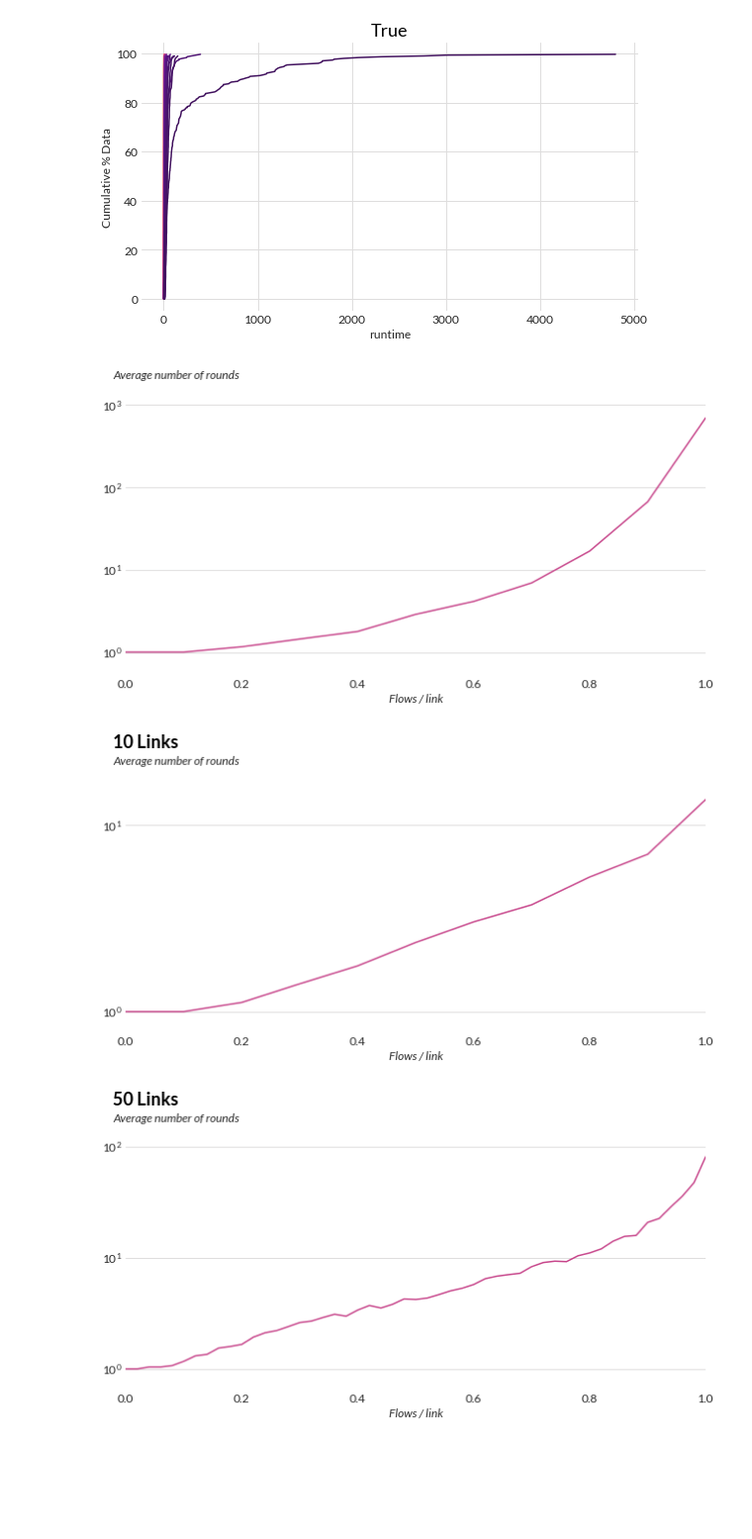
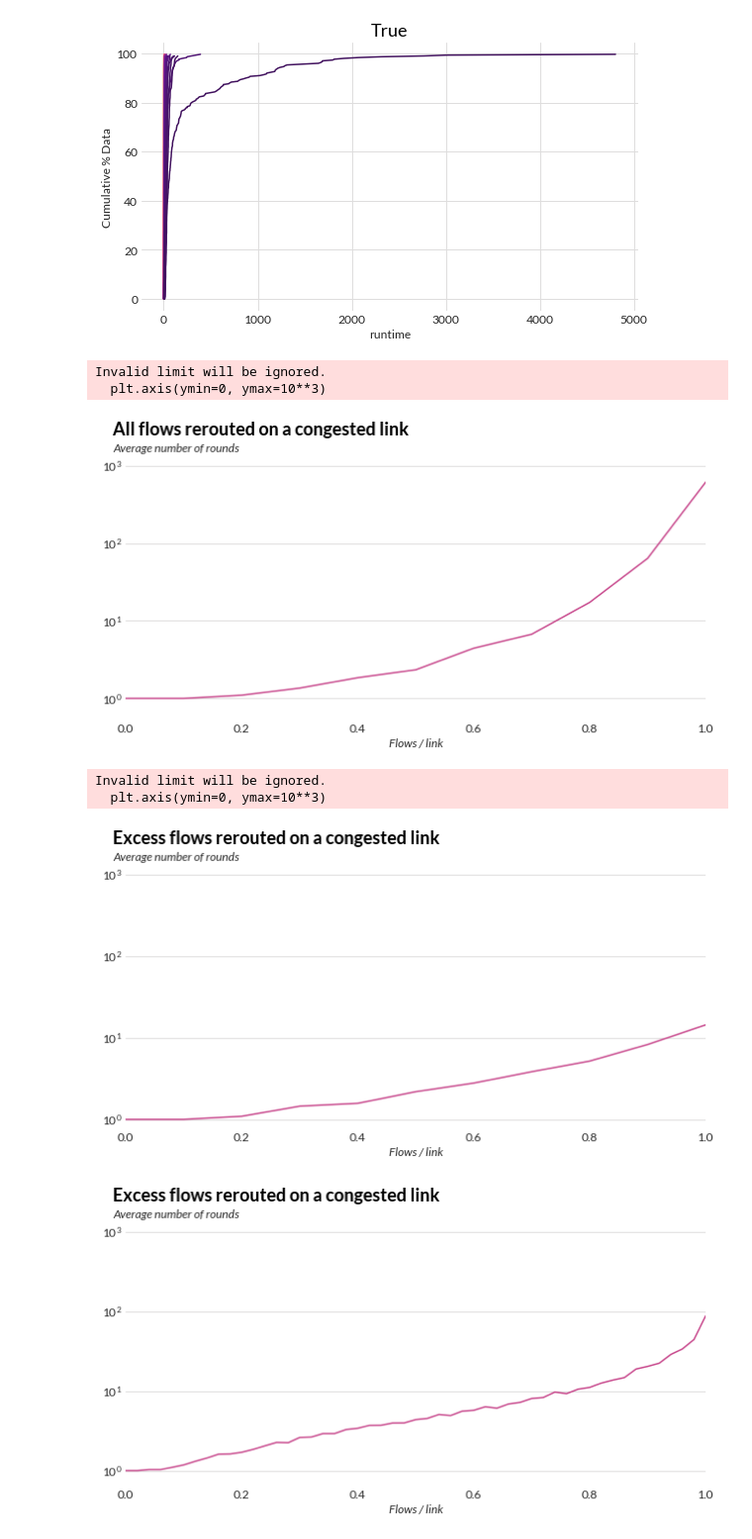
Before and after one commit to brucespang/quals, a Jupyter notebook: Simulation.ipynb, the cells around one changed output. Shown at 99% size. Drawn from its saved outputs; the diff is of its cells as text; code cells hidden in the pictures; blank space fills up the shorter version.

Commit message:
Some figure and citation updates

```diff
--- a/Simulation.ipynb
+++ b/Simulation.ipynb
@@ -165,21 +165,29 @@ plorts.plot(df[~df.only_excess].groupby(['flows_per_link', 'only_excess'], as_in
 plt.xlabel("Flows / link")
 plt.ylabel("Average number of rounds")
 plt.yscale('log')
+plt.title("All flows rerouted on a congested link")
+plt.axis(ymin=0, ymax=10**3)
 plorts.style_axis()
 plt.savefig("sim_10_all.png")
 # %% [output]
+Invalid limit will be ignored.
+  plt.axis(ymin=0, ymax=10**3)
-[figure, old version]
+[figure, new version]
 # %%
 for num_links,edf in df.groupby('num_links'):
     plt.figure()
-    plt.title(f"{num_links} Links")
+    #plt.title(f"{num_links} Links")
+    plt.title("Excess flows rerouted on a congested link")
     plorts.plot(edf[edf.only_excess].groupby(['flows_per_link', 'only_excess'], as_index=False).mean(),
                    x='flows_per_link', y='runtime', hue='only_excess')
     plt.xlabel("Flows / link")
     plt.ylabel("Average number of rounds")
     plt.yscale('log')
+    plt.axis(ymin=0, ymax=10**3)
     plorts.style_axis()
     plt.savefig(f"sim_{num_links}_only_excess.png")
 # %% [output]
+Invalid limit will be ignored.
+  plt.axis(ymin=0, ymax=10**3)
-[figure, old version]
+[figure, new version]
-[figure, old version]
+[figure, new version]
```
Also changed, not shown: 4 other files.
